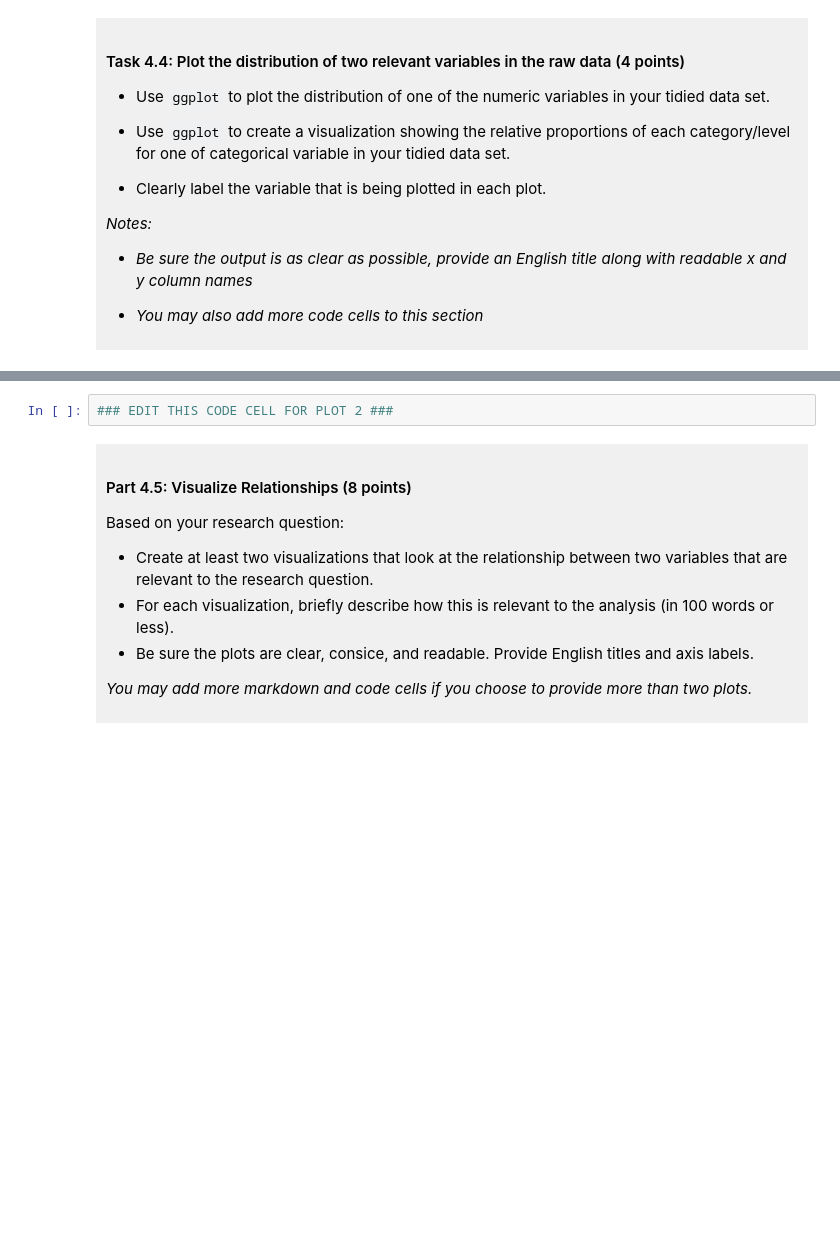
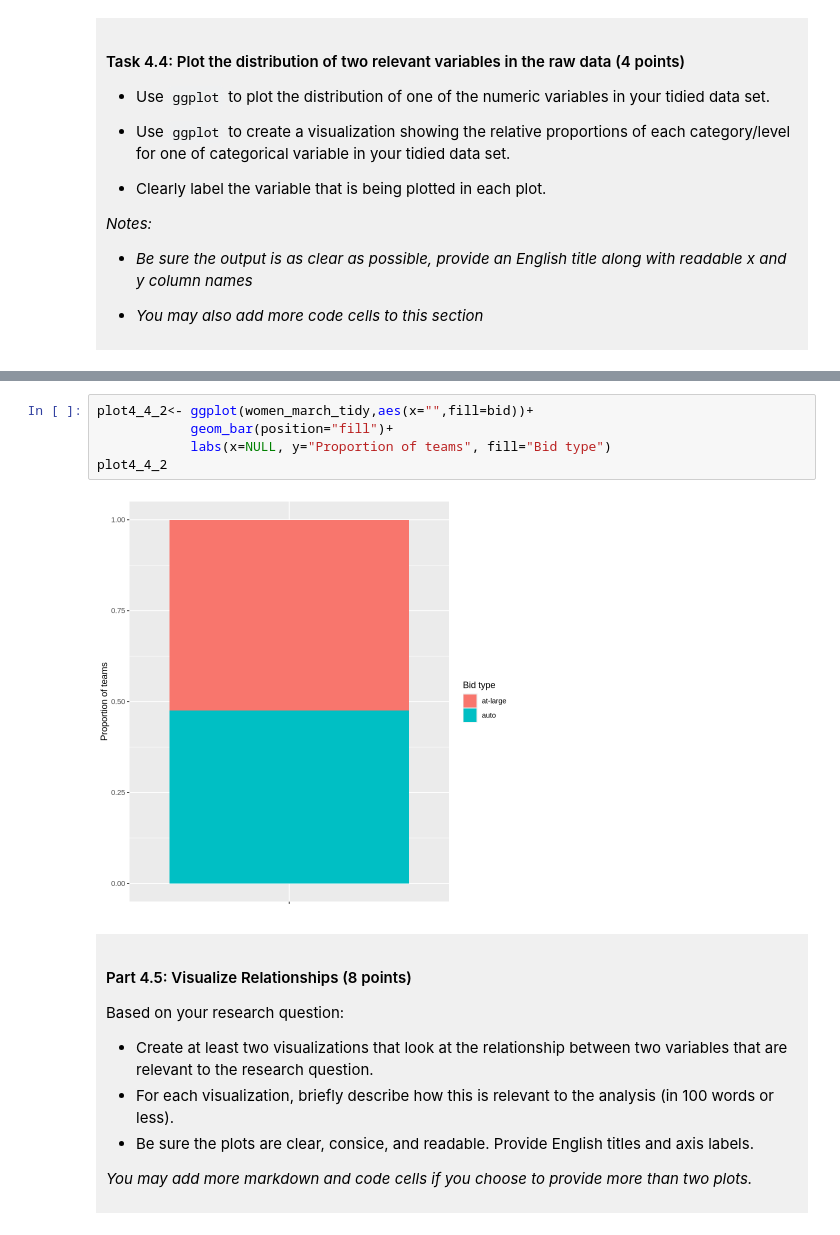
Before and after one commit to picklebowl/dsci-100-project-Mingjie-Zheng, a Jupyter notebook: dsci-100-project-notebook.ipynb, the cells around one changed output, grey strips where cells are left out. Drawn from its saved outputs; the diff is of its cells as text; blank space fills up the shorter version.

```diff
--- a/dsci-100-project-notebook.ipynb
+++ b/dsci-100-project-notebook.ipynb
@@ -291,5 +343,10 @@ You will refine your research question (if needed) and produce a tidy data set.
 # %%
-### EDIT THIS CODE CELL FOR PLOT 2 ###
+plot4_4_2<- ggplot(women_march_tidy,aes(x="",fill=bid))+
+            geom_bar(position="fill")+
+            labs(x=NULL, y="Proportion of teams", fill="Bid type")
+plot4_4_2
+# %% [output]
+[figure, added]
 # %% [markdown]
 <div style="background-color: #f0f0f0; padding: 10px;">
 
```
Also changed, not shown: parts of 10 cells of this notebook.
